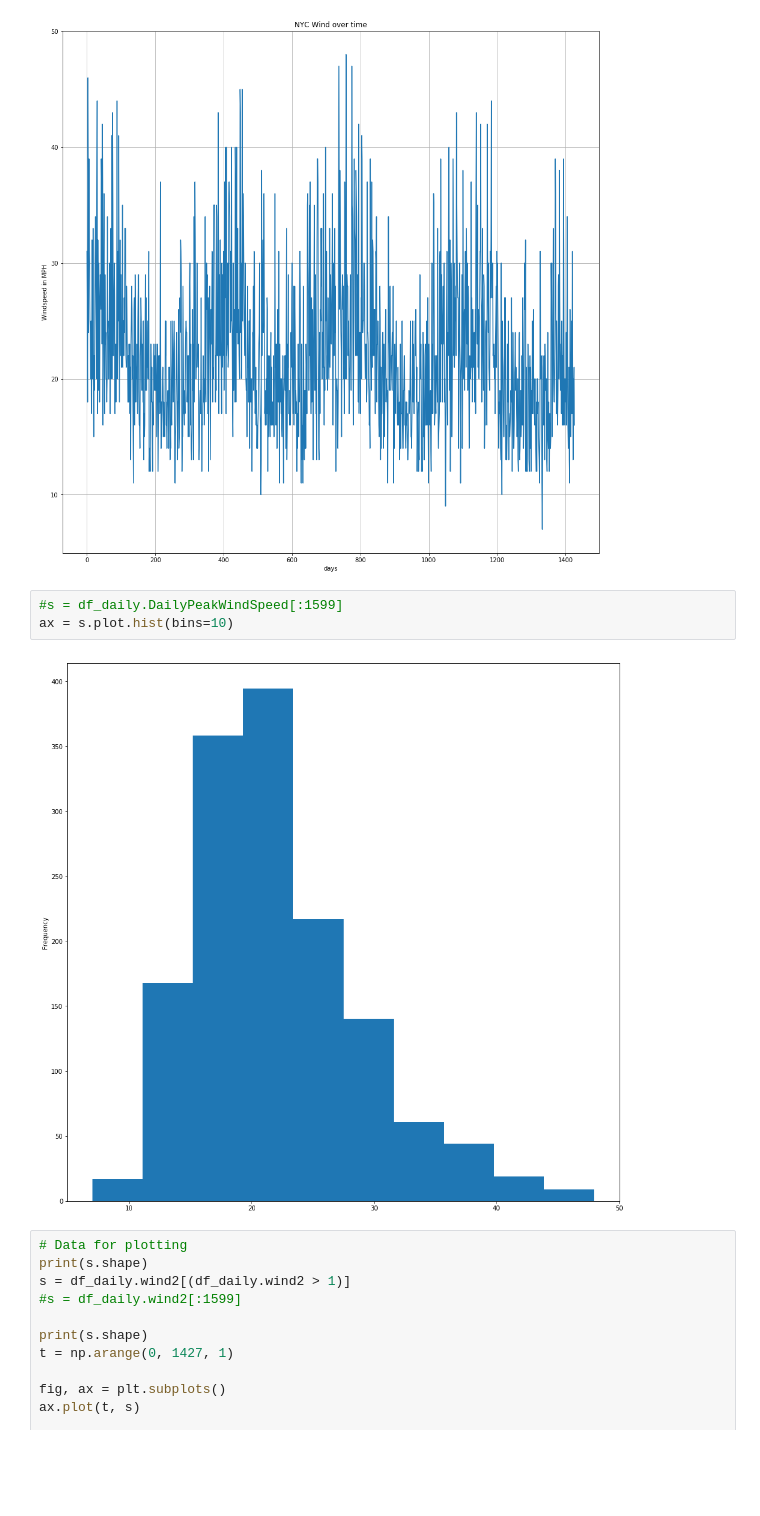
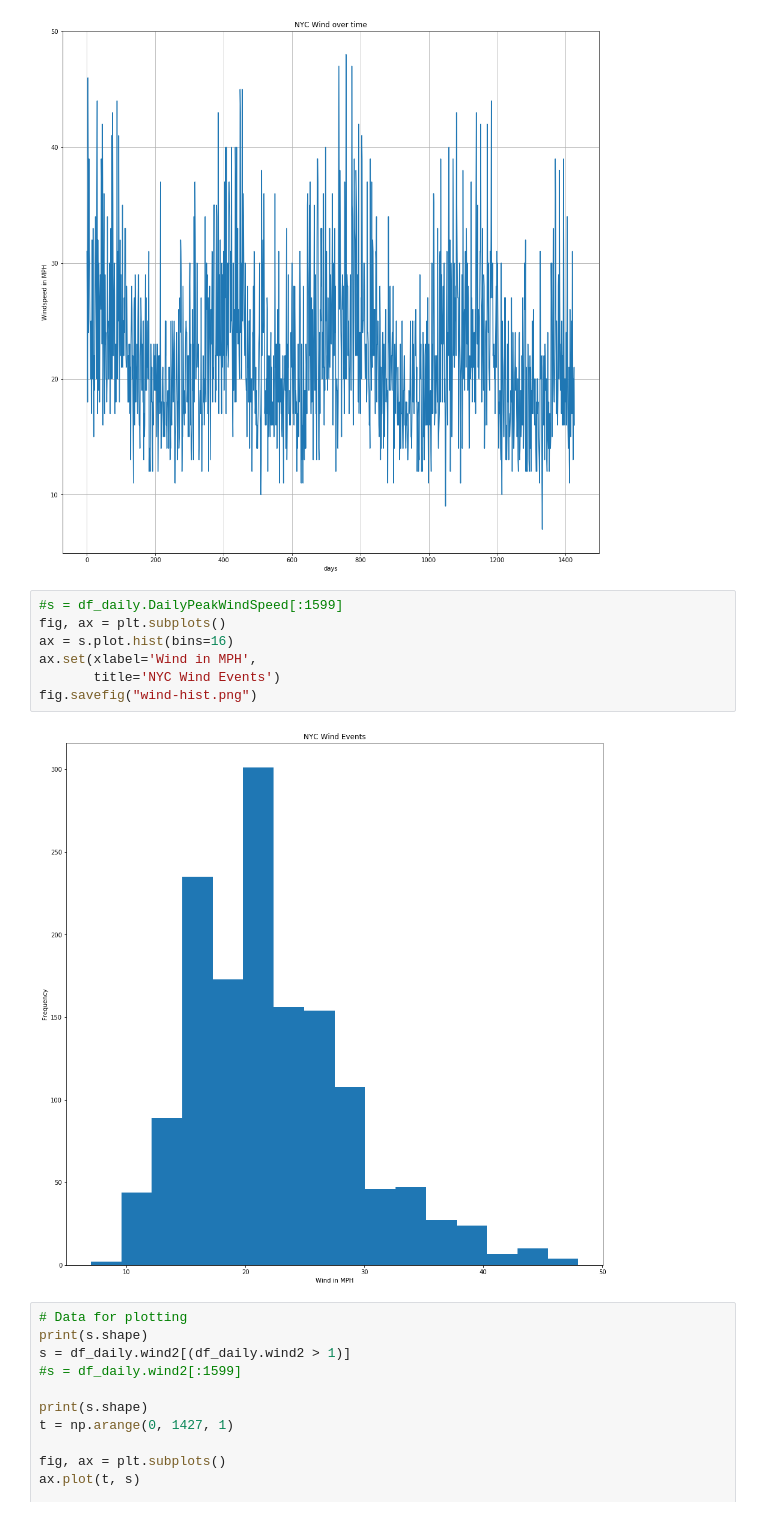
Before and after one commit to DThompson55/CourseraAdvancedDataScienceCapstone, a Jupyter notebook: Visualize_Weather.ipynb, the cells around one changed output. Drawn from its saved outputs; the diff is of its cells as text; blank space fills up the shorter version.

Commit message:
Updated charts

```diff
--- a/Visualize_Weather.ipynb
+++ b/Visualize_Weather.ipynb
@@ -158,9 +170,13 @@ plt.show()
 [figure]
 # %%
 #s = df_daily.DailyPeakWindSpeed[:1599]
-ax = s.plot.hist(bins=10)
+fig, ax = plt.subplots()
+ax = s.plot.hist(bins=16)
+ax.set(xlabel='Wind in MPH',
+       title='NYC Wind Events')
+fig.savefig("wind-hist.png")
 # %% [output]
-[figure, old version]
+[figure, new version]
 # %%
 # Data for plotting
 print(s.shape)
```
Also changed, not shown: parts of 10 cells of this notebook, 8 other files.
